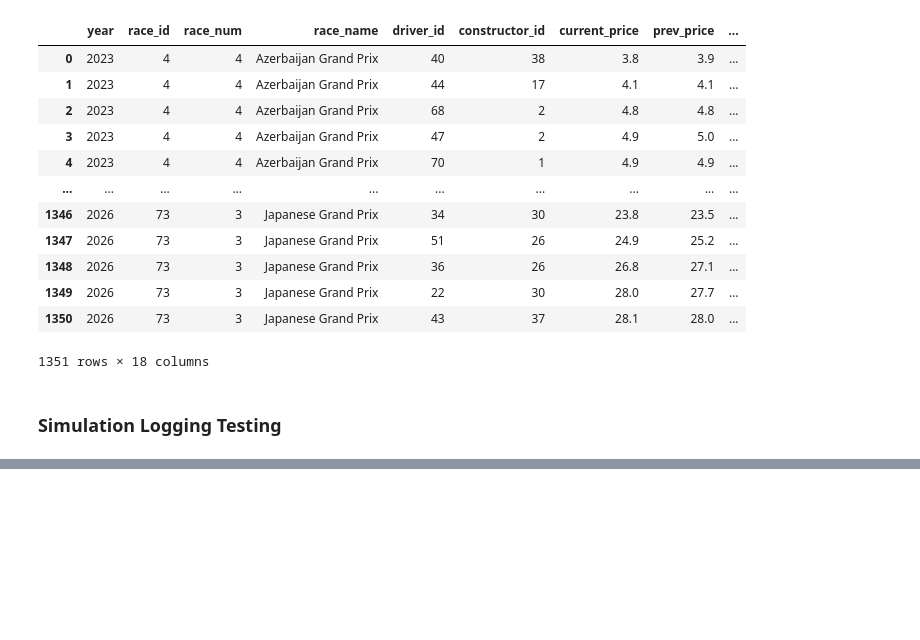
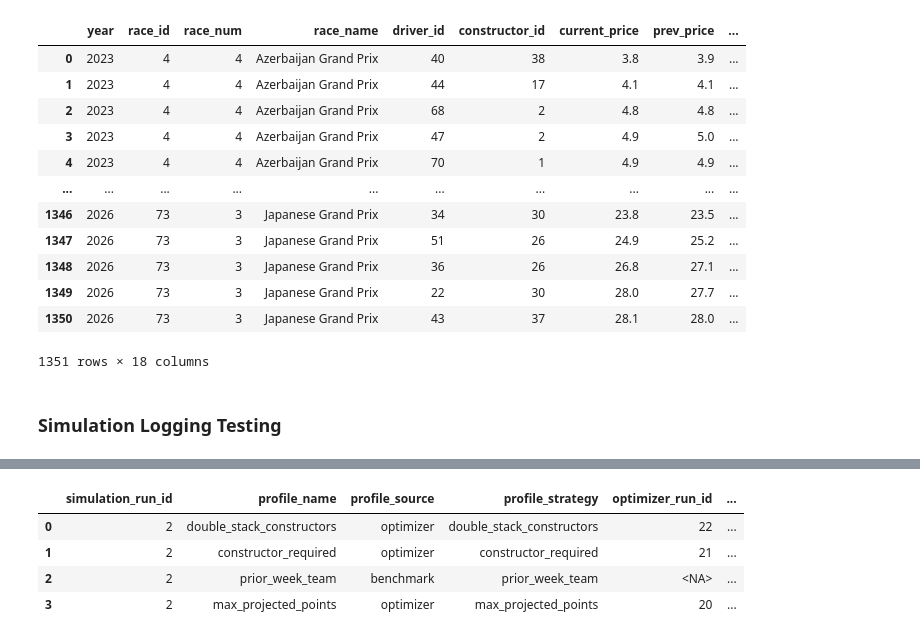
Before and after one commit to jguptil1/F1Fantasy, a Jupyter notebook: src/ingestion/database_testing.ipynb, the cells around one changed output, grey strips where cells are left out. Cells and saved outputs as stored; diff of their text form; code cells hidden in the pictures; blank space fills up the shorter version.

```diff
--- a/src/ingestion/database_testing.ipynb
+++ b/src/ingestion/database_testing.ipynb
@@ -3282,0 +3292,23 @@ simulation_run_table
+# %%
+def simulation_profile_result():
+    with duckdb.connect(DATABASE_PATH, read_only=True) as con:
+        result = con.execute("""
+            SELECT
+                *
+            FROM simulation_profile_result
+            WHERE simulation_run_id = (
+                SELECT MAX(simulation_run_id)
+                FROM simulation_run
+            )
+            ORDER BY mean_lineup_points DESC;
+        """).df()
+    return result
+
+simulation_profile_results_table = simulation_profile_result()
+simulation_profile_results_table
+# %% [output]
+|  | simulation_run_id | profile_name | profile_source | profile_strategy | optimizer_run_id | ... |
+| 0 | 2 | double_stack_constructors | optimizer | double_stack_constructors | 22 | ... |
+| 1 | 2 | constructor_required | optimizer | constructor_required | 21 | ... |
+| 2 | 2 | prior_week_team | benchmark | prior_week_team | <NA> | ... |
+| 3 | 2 | max_projected_points | optimizer | max_projected_points | 20 | ... |
```
Also changed, not shown: parts of 4 cells of this notebook, 40 other files.
